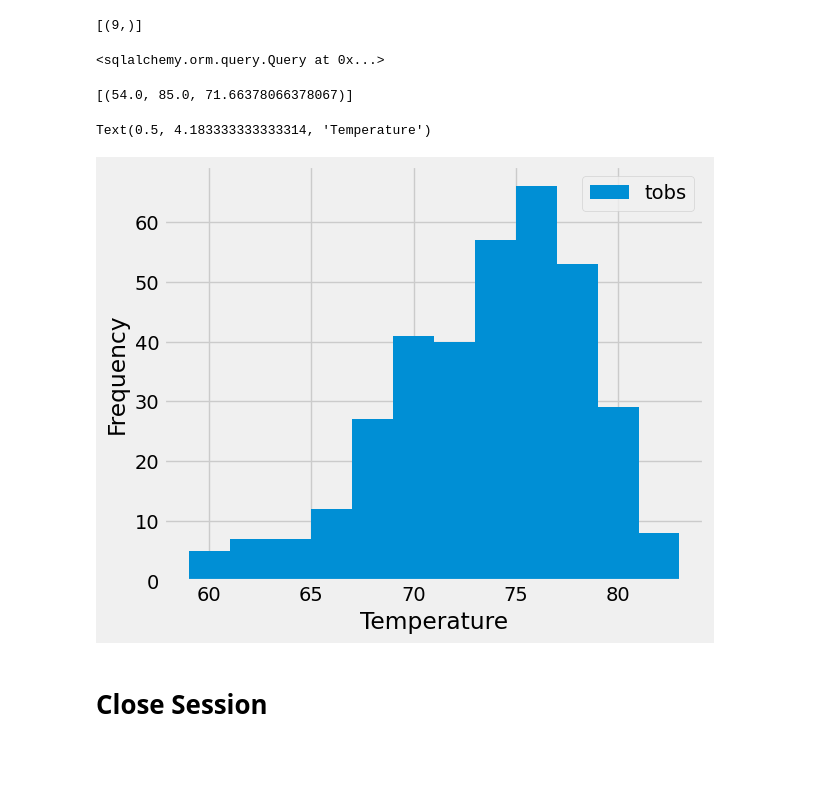
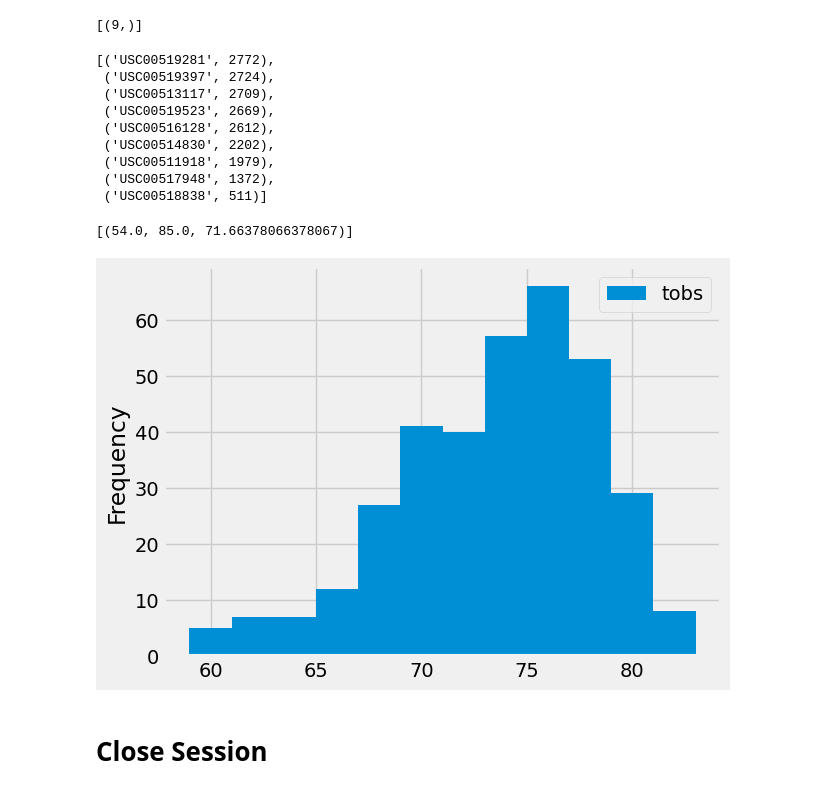
Before and after one commit to eeneedles/sqlalchemy-challenge, a Jupyter notebook: SurfsUp/climate_starter.ipynb, the cells around one changed output. Saved outputs shown, nothing was run; the diff lists cells and outputs as text; code cells hidden in the pictures; blank space fills up the shorter version.

Commit message:
added code for Exploratory station analysis in climate_starter and for precipitation route in app.py

```diff
--- a/SurfsUp/climate_starter.ipynb
+++ b/SurfsUp/climate_starter.ipynb
@@ -48,25 +48,25 @@ session.query(Measurement.date).order_by(Measurement.date.desc()).first()
 # Design a query to retrieve the last 12 months of precipitation data and plot the results.
 # Starting from the most recent data point in the database.
 
-#precipitation_data = session.query(Measurement.date, Measurement.prcp).order_by(Measurement.date).filter()
+
 
 #group_by to create month groups?
 
-year_precipitation = dt.date(2017, 8, 23) + dt.timedelta(days=365)
+year_precipitation = dt.date(2017, 8, 23) - dt.timedelta(days=365)
 year_precipitation
 
 # Calculate the date one year from the last date in data set.
-one_year = dt.date(2016, 9, 1) + dt.timedelta(days=365)
-one_year
 
-# Perform a query to retrieve the data and precipitation scores
-
+# Perform a query to retrieve the date and precipitation scores
+precipitation_data = session.query(Measurement.date, Measurement.prcp).order_by(Measurement.date).filter(Measurement.date >= year_precipitation).all()
+precipitation_data
 
 # Save the query results as a Pandas DataFrame. Explicitly set the column names
-
+df_precipitation_data = pd.DataFrame(precipitation_data, columns = ["date", "precipitation"])
 
 # Sort the dataframe by date
-
+df_precipitation_data.sort_values("date", inplace = True)
 
 # Use Pandas Plotting with Matplotlib to plot the data
+df_precipitation_data.plot(x = "date", y = "precipitation", rot= 90)
 # %% [output]
@@ -94,11 +95,16 @@ session.query(func.count(Station.station)).all()
 # %%
 # Design a query to find the most active stations (i.e. which stations have the most rows?)
 # List the stations and their counts in descending order.
-session.query(Measurement.station).order_by(func.count(Measurement.station.desc())).filter()
-#order_by(Measurement.station.desc()).all()
-#.distinct
-#needs to print the list
+session.query(Measurement.station, func.count(Measurement.station)).group_by(Measurement.station).order_by(func.count(Measurement.station).desc()).all()
 # %% [output]
-<sqlalchemy.orm.query.Query at 0x...>
+[('USC00519281', 2772),
+ ('USC00519397', 2724),
+ ('USC00513117', 2709),
+ ('USC00519523', 2669),
+ ('USC00516128', 2612),
+ ('USC00514830', 2202),
+ ('USC00511918', 1979),
+ ('USC00517948', 1372),
+ ('USC00518838', 511)]
 # %%
 # Using the most active station id from the previous query, calculate the lowest, highest, and average temperature.
@@ -110,10 +114,12 @@ func.avg()
 # %%
 # Using the most active station id
 # Query the last 12 months of temperature observation data for this station and plot the results as a histogram
-df.plot.hist
+temp_station_hist = session.query(Measurement.tobs).filter(Measurement.date >= year_precipitation).filter(Measurement.station=='USC00519281').all()
+df_hist_data = pd.DataFrame(temp_station_hist)
+df_hist_data.plot.hist(bins=12)
+plt.show()
 # %% [output]
-Text(0.5, 4.183333333333314, 'Temperature')
-[figure, old version]
+[figure, new version]
 # %% [markdown]
 # Close Session
 # %%
```
Also changed, not shown: parts of 3 cells of this notebook, 1 other file.
